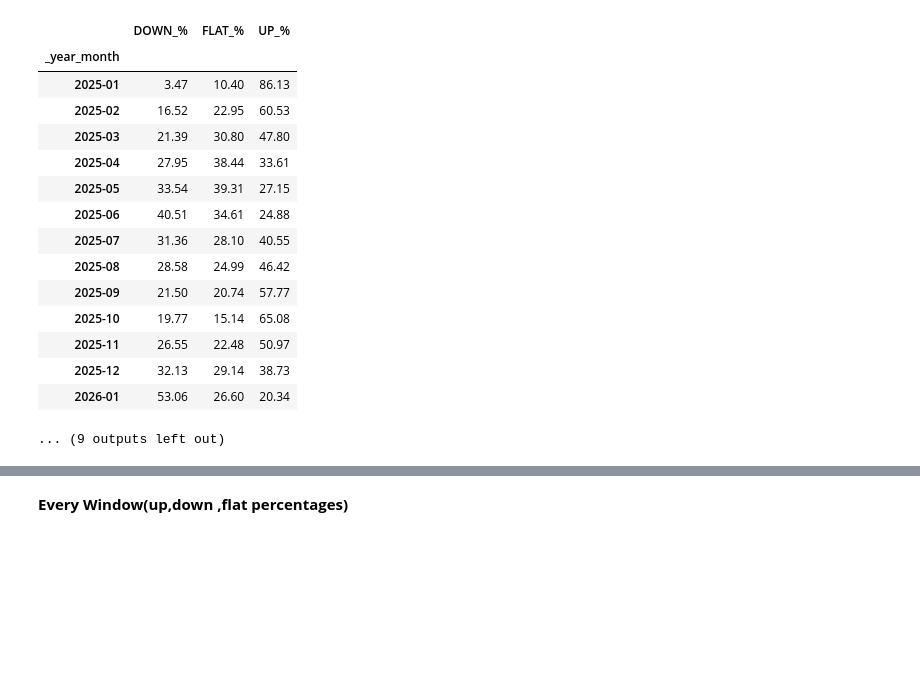
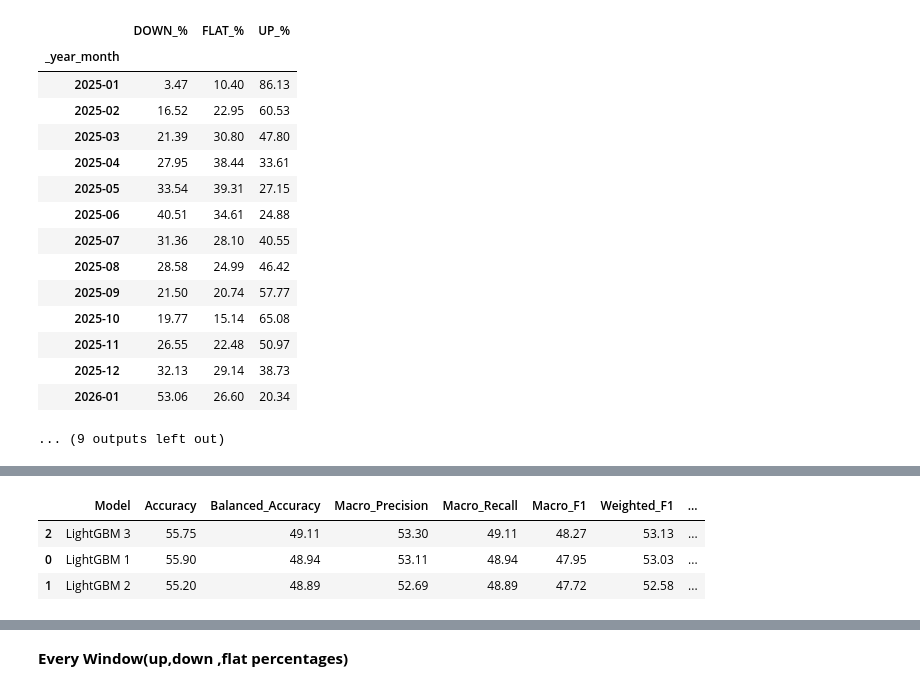
Before and after one commit to MuhammadOkasha004/flyrank-ml-internship-work, a Jupyter notebook: work/notebooks/w05_model.ipynb, the cells around one changed output, grey strips where cells are left out. Cells and saved outputs as stored; diff of their text form; code cells hidden in the pictures; blank space fills up the shorter version.

```diff
--- a/work/notebooks/w05_model.ipynb
+++ b/work/notebooks/w05_model.ipynb
@@ -9816,0 +8056,85 @@ Severe Error Rate     : 32.10%
+# %%
+# =============================================================================
+# STEP 4 — LIGHTGBM TUNING
+# =============================================================================
+
+from lightgbm import LGBMClassifier
+
+print("=" * 90)
+print("STEP 4 — LIGHTGBM TUNING")
+print("=" * 90)
+
+lgb_configs = [
+    {
+        "n_estimators": 250,
+        "learning_rate": 0.05,
+        "num_leaves": 31,
+        "max_depth": -1,
+        "min_child_samples": 30
+    },
+    {
+        "n_estimators": 300,
+        "learning_rate": 0.04,
+        "num_leaves": 31,
+        "max_depth": -1,
+        "min_child_samples": 50
+    },
+    {
+        "n_estimators": 300,
+        "learning_rate": 0.03,
+        "num_leaves": 63,
+        "max_depth": -1,
+        "min_child_samples": 50
+    }
+]
+
+lgb_results = []
+lgb_models = {}
+
+for i, params in enumerate(lgb_configs, start=1):
+
+    print(f"\nTraining LightGBM configuration {i}/{len(lgb_configs)}...")
+
+    model = LGBMClassifier(
+        **params,
+        objective="multiclass",
+        num_class=3,
+        random_state=42,
+        n_jobs=-1,
+        verbosity=-1
+    )
+
+    model.fit(
+        X_tune_train,
+        y_tune_train
+    )
+
+    result = evaluate_tuning_model(
+        f"LightGBM {i}",
+        model,
+        X_valid,
+        y_valid
+    )
+
+    lgb_results.append(result)
+    lgb_models[i] = model
+
+lgb_results_df = pd.DataFrame(lgb_results)
+
+print("\nLIGHTGBM TUNING RESULTS:")
+display(
+    lgb_results_df
+    .sort_values("Macro_F1", ascending=False)
+    .round(2)
+)
+
+best_lgb_id = (
+    lgb_results_df
+    .sort_values("Macro_F1", ascending=False)
+    .iloc[0]["Model"]
+)
+
+best_lgb_id = int(best_lgb_id.split()[-1])
+
+print(f"\n✓ Best LightGBM configuration: {best_lgb_id}")
+# %% [output]
@@ -9816,0 +8152,4 @@ Severe Error Rate     : 32.10%
+|  | Model | Accuracy | Balanced_Accuracy | Macro_Precision | Macro_Recall | Macro_F1 | Weighted_F1 | ... |
+| 2 | LightGBM 3 | 55.75 | 49.11 | 53.30 | 49.11 | 48.27 | 53.13 | ... |
+| 0 | LightGBM 1 | 55.90 | 48.94 | 53.11 | 48.94 | 47.95 | 53.03 | ... |
+| 1 | LightGBM 2 | 55.20 | 48.89 | 52.69 | 48.89 | 47.72 | 52.58 | ... |
```
Also changed, not shown: parts of 82 cells of this notebook.
